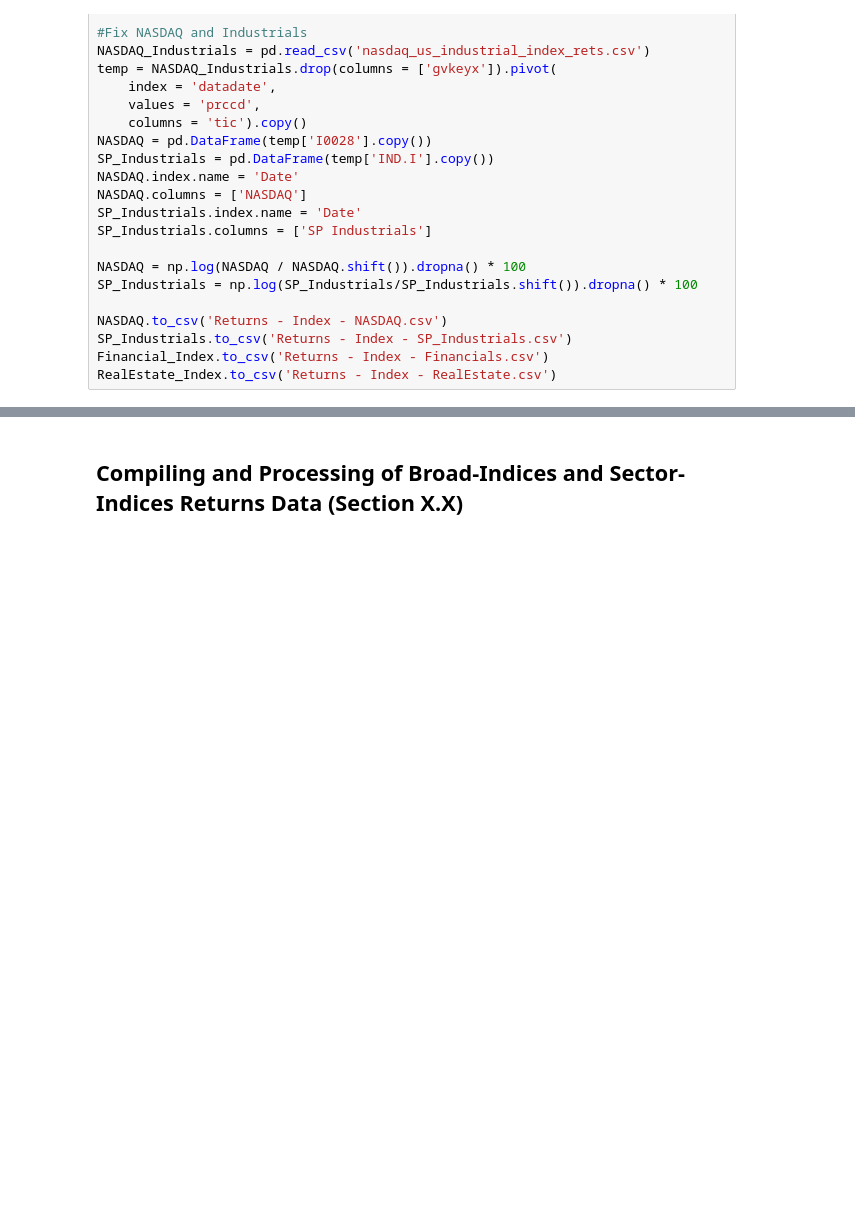
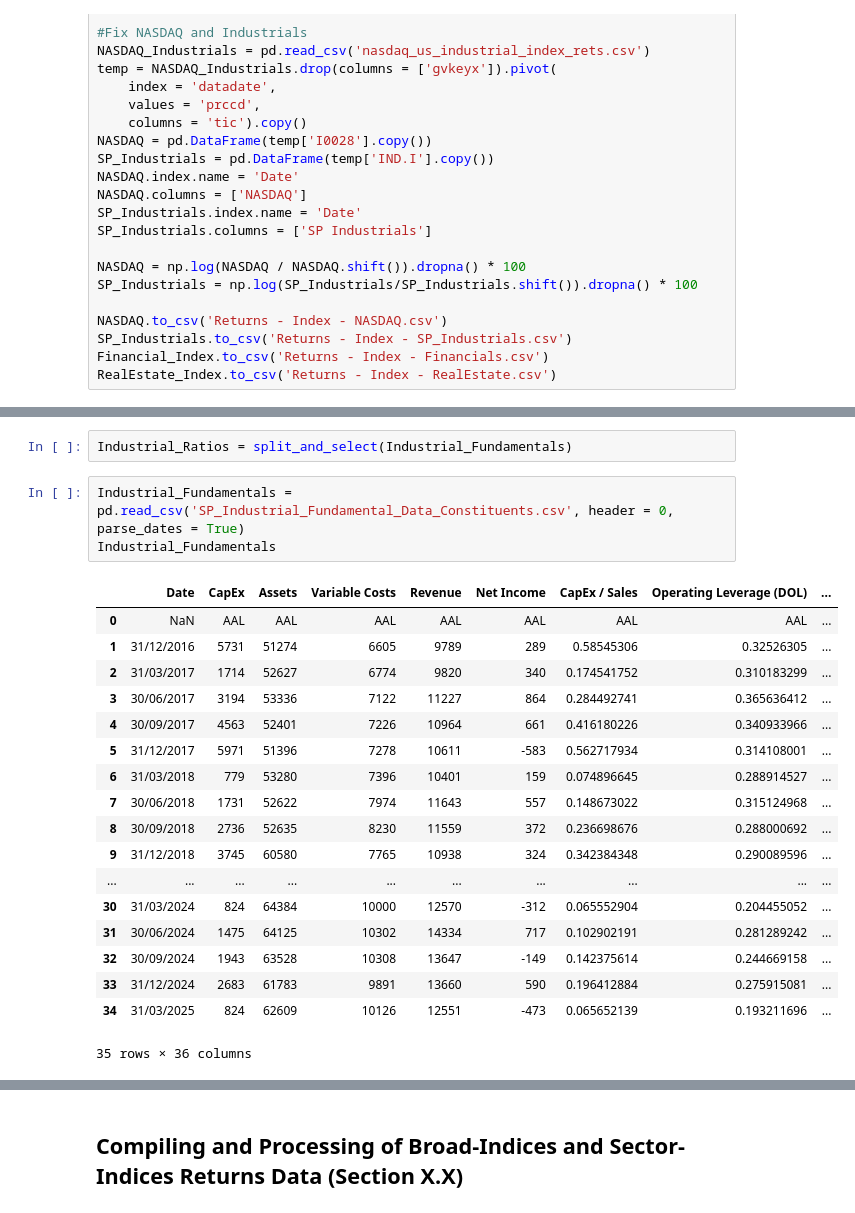
Before and after one commit to Pj-354/Python-Notebooks--Mine-, a Jupyter notebook: Dispersion/GARCH MIDAS/DCC MIDAS/_Data_Collection.ipynb, the cells around one changed output, grey strips where cells are left out. Saved outputs shown, nothing was run; the diff lists cells and outputs as text; blank space fills up the shorter version.

```diff
--- a/Dispersion/GARCH MIDAS/DCC MIDAS/_Data_Collection.ipynb
+++ b/Dispersion/GARCH MIDAS/DCC MIDAS/_Data_Collection.ipynb
@@ -750,0 +814,24 @@ pd.read_csv('Returns - Index - RV - US Sectors.csv')
+# %%
+Industrial_Ratios = split_and_select(Industrial_Fundamentals)
+# %%
+Industrial_Fundamentals = pd.read_csv('SP_Industrial_Fundamental_Data_Constituents.csv', header = 0, parse_dates = True)
+Industrial_Fundamentals
+# %% [output]
+|  | Date | CapEx | Assets | Variable Costs | Revenue | Net Income | CapEx / Sales | Operating Leverage (DOL) | ... |
+| 0 | NaN | AAL | AAL | AAL | AAL | AAL | AAL | AAL | ... |
+| 1 | 31/12/2016 | 5731 | 51274 | 6605 | 9789 | 289 | 0.58545306 | 0.32526305 | ... |
+| 2 | 31/03/2017 | 1714 | 52627 | 6774 | 9820 | 340 | 0.174541752 | 0.310183299 | ... |
+| 3 | 30/06/2017 | 3194 | 53336 | 7122 | 11227 | 864 | 0.284492741 | 0.365636412 | ... |
+| 4 | 30/09/2017 | 4563 | 52401 | 7226 | 10964 | 661 | 0.416180226 | 0.340933966 | ... |
+| 5 | 31/12/2017 | 5971 | 51396 | 7278 | 10611 | -583 | 0.562717934 | 0.314108001 | ... |
+| 6 | 31/03/2018 | 779 | 53280 | 7396 | 10401 | 159 | 0.074896645 | 0.288914527 | ... |
+| 7 | 30/06/2018 | 1731 | 52622 | 7974 | 11643 | 557 | 0.148673022 | 0.315124968 | ... |
+| 8 | 30/09/2018 | 2736 | 52635 | 8230 | 11559 | 372 | 0.236698676 | 0.288000692 | ... |
+| 9 | 31/12/2018 | 3745 | 60580 | 7765 | 10938 | 324 | 0.342384348 | 0.290089596 | ... |
+| ... | ... | ... | ... | ... | ... | ... | ... | ... | ... |
+| 30 | 31/03/2024 | 824 | 64384 | 10000 | 12570 | -312 | 0.065552904 | 0.204455052 | ... |
+| 31 | 30/06/2024 | 1475 | 64125 | 10302 | 14334 | 717 | 0.102902191 | 0.281289242 | ... |
+| 32 | 30/09/2024 | 1943 | 63528 | 10308 | 13647 | -149 | 0.142375614 | 0.244669158 | ... |
+| 33 | 31/12/2024 | 2683 | 61783 | 9891 | 13660 | 590 | 0.196412884 | 0.275915081 | ... |
+| 34 | 31/03/2025 | 824 | 62609 | 10126 | 12551 | -473 | 0.065652139 | 0.193211696 | ... |
+35 rows × 36 columns
```
Also changed, not shown: parts of 7 cells of this notebook, 55 other files.
